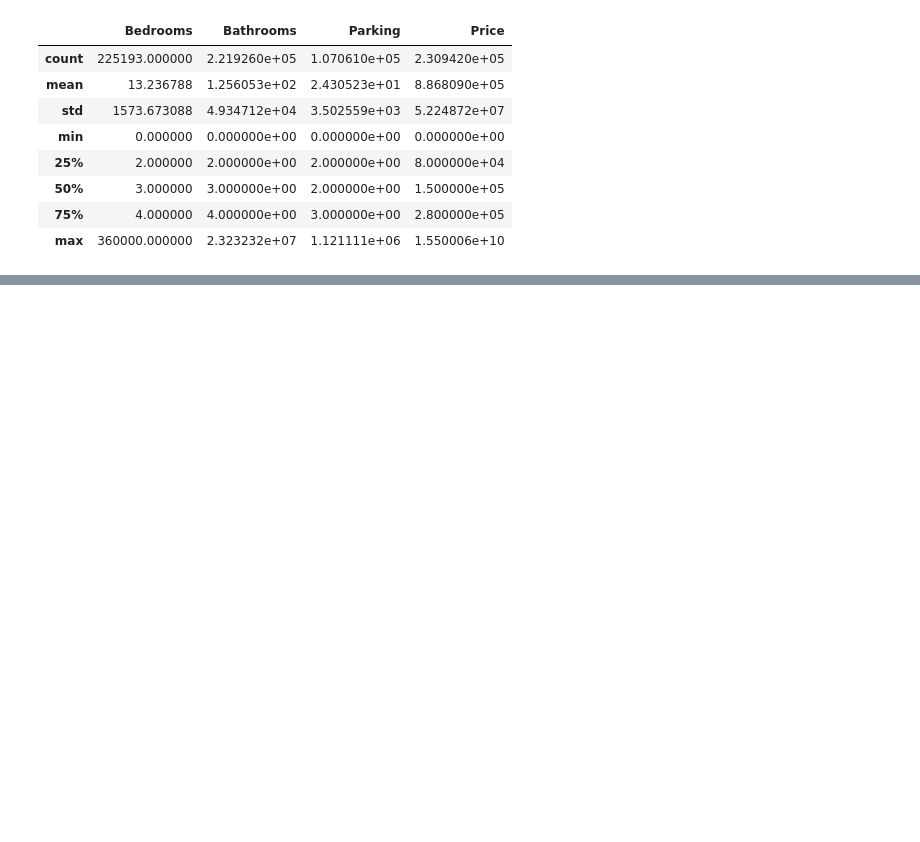
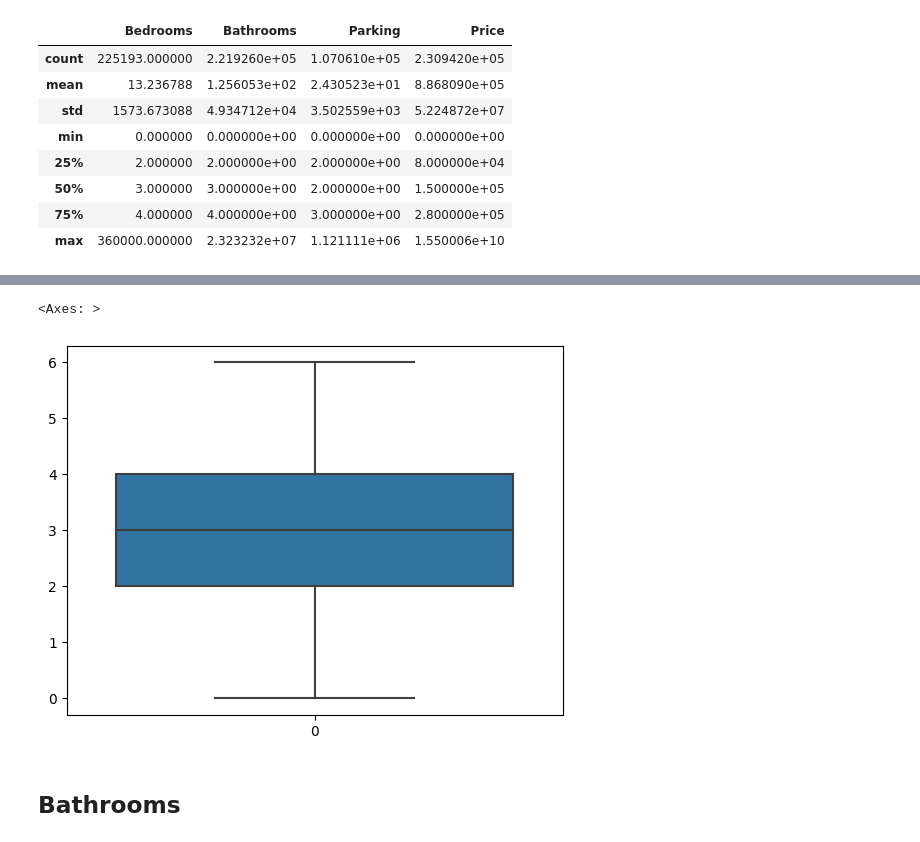
Before and after one commit to Mburu-Elvis/NairobiRentPrices, a Jupyter notebook: eda_housing_nairobi.ipynb, the cells around one changed output, grey strips where cells are left out. Drawn from its saved outputs; the diff is of its cells as text; code cells hidden in the pictures; blank space fills up the shorter version.

```diff
--- a/eda_housing_nairobi.ipynb
+++ b/eda_housing_nairobi.ipynb
@@ -169,0 +261,6 @@ data.describe()
+# %%
+Q1 = np.percentile(data['Bedrooms'], 25, method='midpoint')
+Q3 = np.percentile(data['Bedrooms'], 75, method='midpoint')
+
+IQR = Q3 -  Q1
+print(Q1, Q3)
@@ -169,0 +269,8 @@ data.describe()
+# %%
+upper =  Q3 + 1.5 * IQR
+lower =   Q1 - 1.5 * IQR
+upper_array = np.array(data['Bedrooms'] >= upper)
+lower_array = np.array(data['Bedrooms'] <= lower)
+
+print(lower, upper)
+print(f'Lower bond values {lower_array.sum()}, Upper bond values {upper_array.sum()}')
@@ -169,0 +292,2 @@ data.describe()
+# %%
+data.loc[upper_array, 'Bedrooms'] = data['Bedrooms'].median()
@@ -169,0 +306,7 @@ data.describe()
+# %%
+sns.boxplot(data['Bedrooms'])
+# %% [output]
+<Axes: >
+[figure, added]
+# %% [markdown]
+## Bathrooms
```
Also changed, not shown: parts of 55 cells of this notebook.
